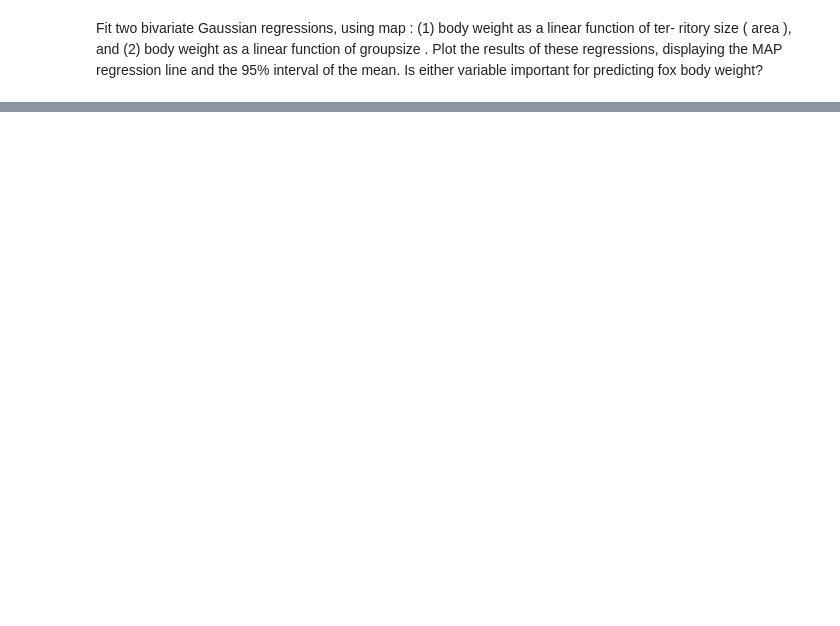
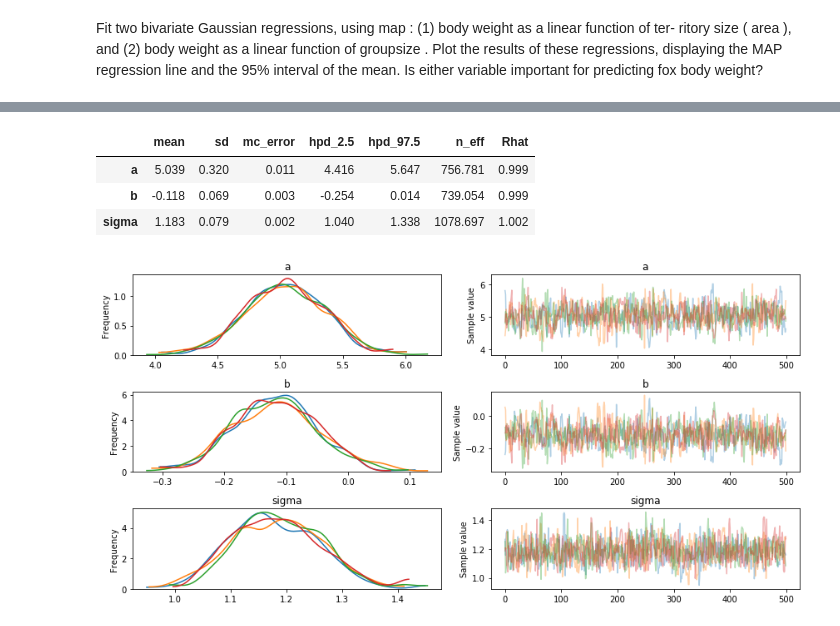
Before and after one commit to Bruschkov/StatisticalRethinking, a Jupyter notebook: chapter05/chapter05_exercises.ipynb, the cells around one changed output, grey strips where cells are left out. Cells and saved outputs as stored; diff of their text form; code cells hidden in the pictures; blank space fills up the shorter version.

```diff
--- a/chapter05/chapter05_exercises.ipynb
+++ b/chapter05/chapter05_exercises.ipynb
@@ -411,0 +499,9 @@ important for predicting fox body weight?
+# %%
+pm.traceplot(trace_m_6h1_b, varnames=varnames);
+pm.summary(trace_m_6h1_b, varnames=varnames).round(3)
+# %% [output]
+|  | mean | sd | mc_error | hpd_2.5 | hpd_97.5 | n_eff | Rhat |
+| a | 5.039 | 0.320 | 0.011 | 4.416 | 5.647 | 756.781 | 0.999 |
+| b | -0.118 | 0.069 | 0.003 | -0.254 | 0.014 | 739.054 | 0.999 |
+| sigma | 1.183 | 0.079 | 0.002 | 1.040 | 1.338 | 1078.697 | 1.002 |
+[figure, added]
```
Also changed, not shown: parts of 15 cells of this notebook.
